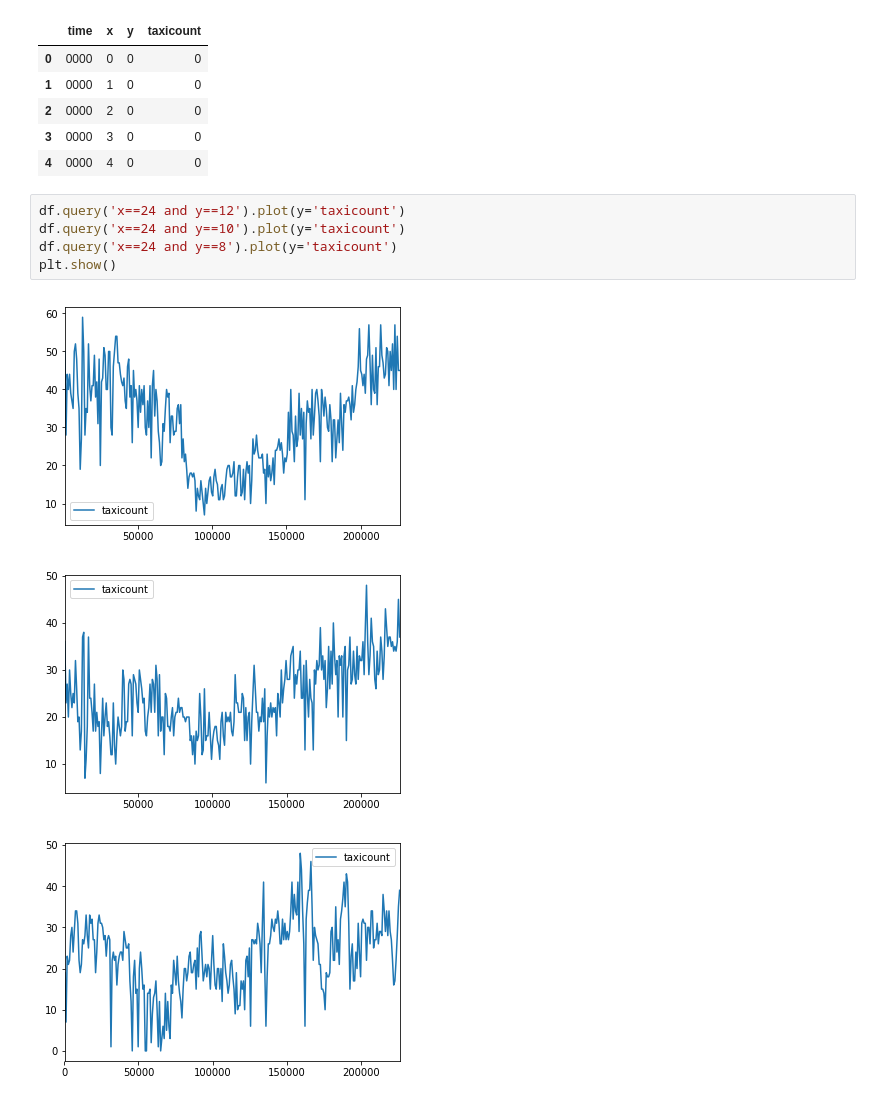
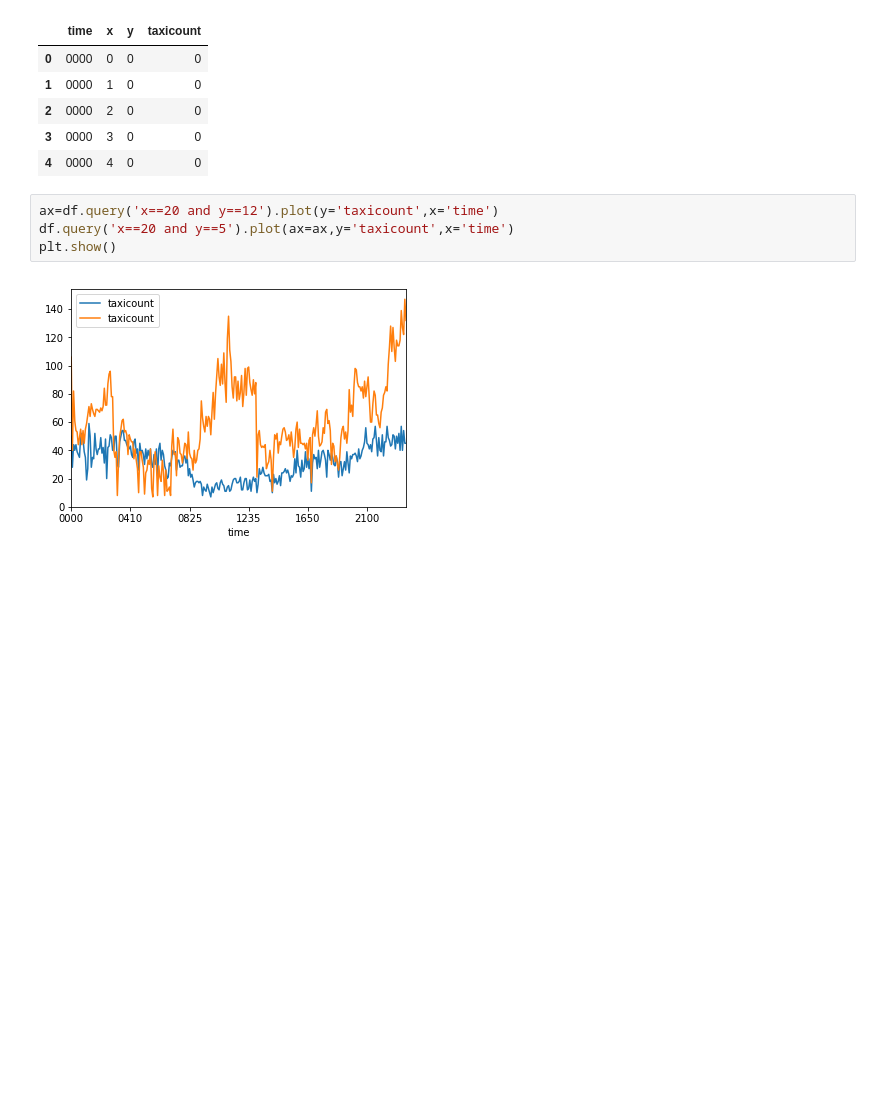
Before and after one commit to hari-allamraju/sg-taxidata, a Jupyter notebook: Basic analysis.ipynb, the cells around one changed output. Cells and saved outputs as stored; diff of their text form; blank space fills up the shorter version.

```diff
--- a/Basic analysis.ipynb
+++ b/Basic analysis.ipynb
@@ -22,11 +32,8 @@ df.head()
 | 3 | 0000 | 3 | 0 | 0 |
 | 4 | 0000 | 4 | 0 | 0 |
 # %%
-df.query('x==24 and y==12').plot(y='taxicount')
-df.query('x==24 and y==10').plot(y='taxicount')
-df.query('x==24 and y==8').plot(y='taxicount')
+ax=df.query('x==20 and y==12').plot(y='taxicount',x='time')
+df.query('x==20 and y==5').plot(ax=ax,y='taxicount',x='time')
 plt.show()
 # %% [output]
-[figure, old version]
+[figure, new version]
-[figure, removed]
-[figure, removed]
```
Also changed, not shown: parts of 3 cells of this notebook.
